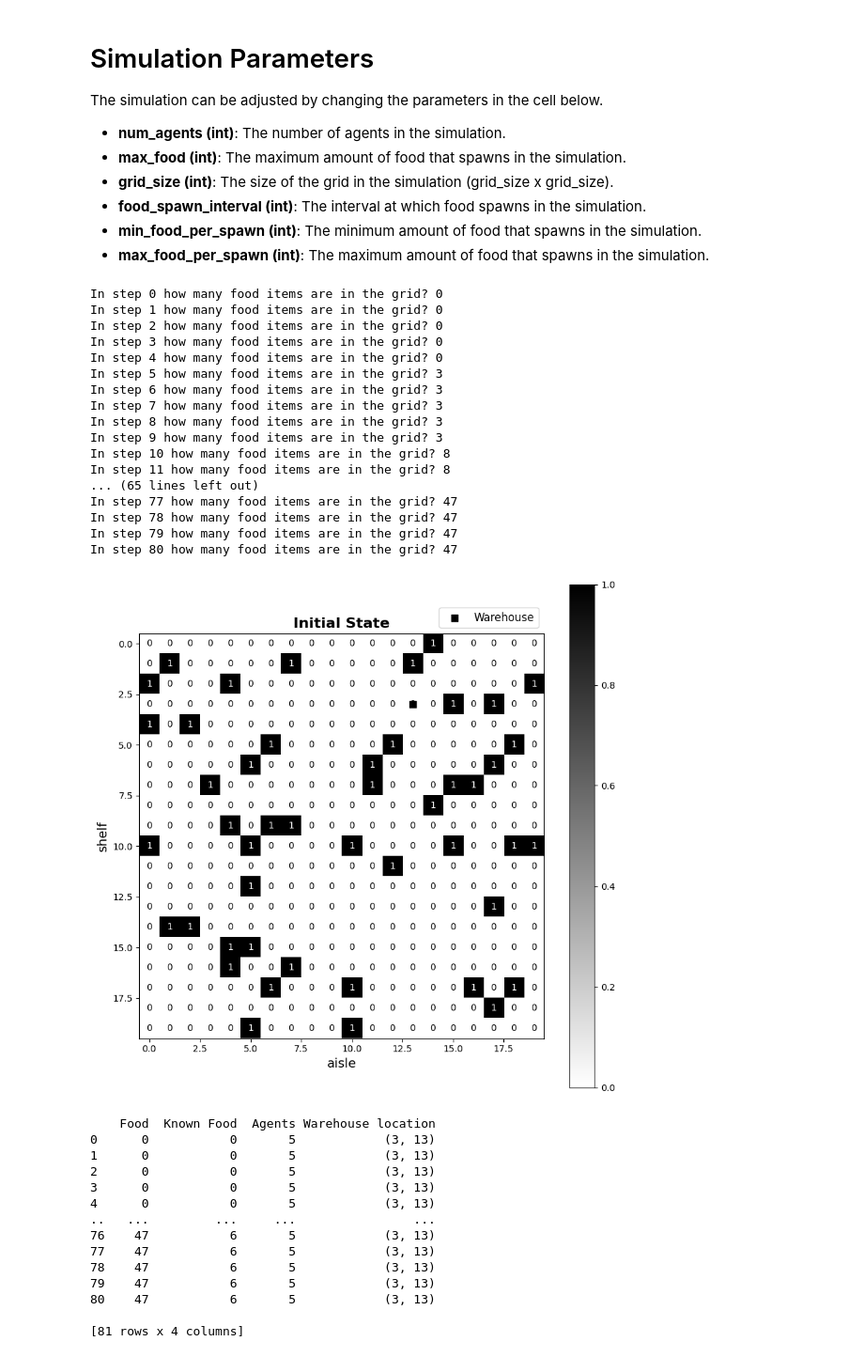
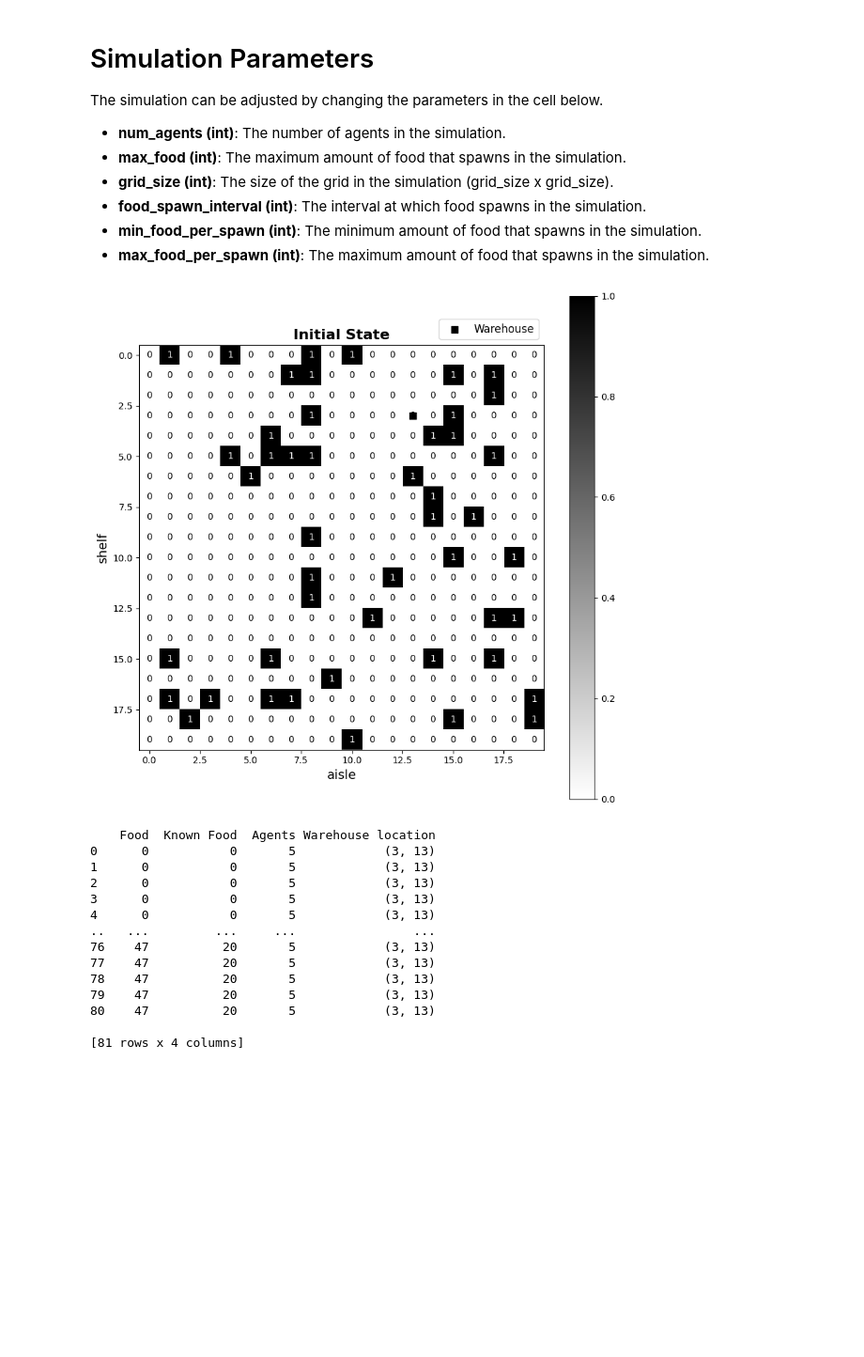
Before and after one commit to salgue441/NexaRender, a Jupyter notebook: api/src/NomNom.ipynb, the cells around one changed output. Shown at 94% size. Saved outputs shown, nothing was run; the diff lists cells and outputs as text; code cells hidden in the pictures; blank space fills up the shorter version.

```diff
--- a/api/src/NomNom.ipynb
+++ b/api/src/NomNom.ipynb
@@ -163,18 +167,23 @@ class NomNomModel(Model):
             max_food (int): The maximum amount of food to be created.
         """
 
-        num_food = self.random.randrange(2, 6)
-        num_food = min(num_food, max_food - self.total_food_spawned)
+        available_cells = [
+            (x, y)
+            for x in range(self.grid.width)
+            for y in range(self.grid.height)
+            if self.grid.is_cell_empty((x, y)) and self.food_layer[x][y] == 0
+        ]
+        num_food = min(
+            self.random.randrange(2, 6),
+            max_food - self.total_food_spawned,
+            len(available_cells),
+        )
 
         for _ in range(num_food):
-            while True:
-                x = self.random.randrange(self.grid.width)
-                y = self.random.randrange(self.grid.height)
-
-                if self.grid.is_cell_empty((x, y)) and self.food_layer[x][y] == 0:
-                    self.food_layer[x][y] = 1
-                    self.total_food_spawned += 1
-                    break
+            x, y = self.random.choice(available_cells)
+            self.food_layer[x][y] = 1
+            self.total_food_spawned += 1
+            available_cells.remove((x, y))
 
     def place_warehouse(self) -> None:
         """
@@ -270,54 +279,34 @@ def plot_simulation(model: NomNomModel, title: str, figsize=(10, 10), cmap="bina
 # %%
 def run_simulation() -> Model:
     """
     Runs the simulation.
     """
 
     model = NomNomModel(GRID_SIZE, GRID_SIZE, NUM_AGENTS, MAX_FOOD)
 
     for _ in range(81):
-        print(
-            f"In step {model.schedule.steps} how many food items are in the grid? {np.sum(model.food_layer)}"
-        )
         model.step()
 
     plot_simulation(model, "Initial State")
     return model
 
 
 model = run_simulation()
 
 print(model.datacollector.get_model_vars_dataframe())
 # %% [output]
+[figure, new version]
-In step 0 how many food items are in the grid? 0
-In step 1 how many food items are in the grid? 0
-In step 2 how many food items are in the grid? 0
-In step 3 how many food items are in the grid? 0
-In step 4 how many food items are in the grid? 0
-In step 5 how many food items are in the grid? 3
-In step 6 how many food items are in the grid? 3
-In step 7 how many food items are in the grid? 3
-In step 8 how many food items are in the grid? 3
-In step 9 how many food items are in the grid? 3
-In step 10 how many food items are in the grid? 8
-In step 11 how many food items are in the grid? 8
-... (65 lines left out)
-In step 77 how many food items are in the grid? 47
-In step 78 how many food items are in the grid? 47
-In step 79 how many food items are in the grid? 47
-In step 80 how many food items are in the grid? 47
+    Food  Known Food  Agents Warehouse location
+0      0           0       5            (3, 13)
+1      0           0       5            (3, 13)
+2      0           0       5            (3, 13)
+3      0           0       5            (3, 13)
+4      0           0       5            (3, 13)
+..   ...         ...     ...                ...
+76    47          20       5            (3, 13)
+77    47          20       5            (3, 13)
+78    47          20       5            (3, 13)
+79    47          20       5            (3, 13)
+80    47          20       5            (3, 13)
+
+[81 rows x 4 columns]
-[figure, old version]
-    Food  Known Food  Agents Warehouse location
-0      0           0       5            (3, 13)
-1      0           0       5            (3, 13)
-2      0           0       5            (3, 13)
-3      0           0       5            (3, 13)
-4      0           0       5            (3, 13)
-..   ...         ...     ...                ...
-76    47           6       5            (3, 13)
-77    47           6       5            (3, 13)
-78    47           6       5            (3, 13)
-79    47           6       5            (3, 13)
-80    47           6       5            (3, 13)
-
-[81 rows x 4 columns]
```
Also changed, not shown: parts of 1 cell of this notebook.
